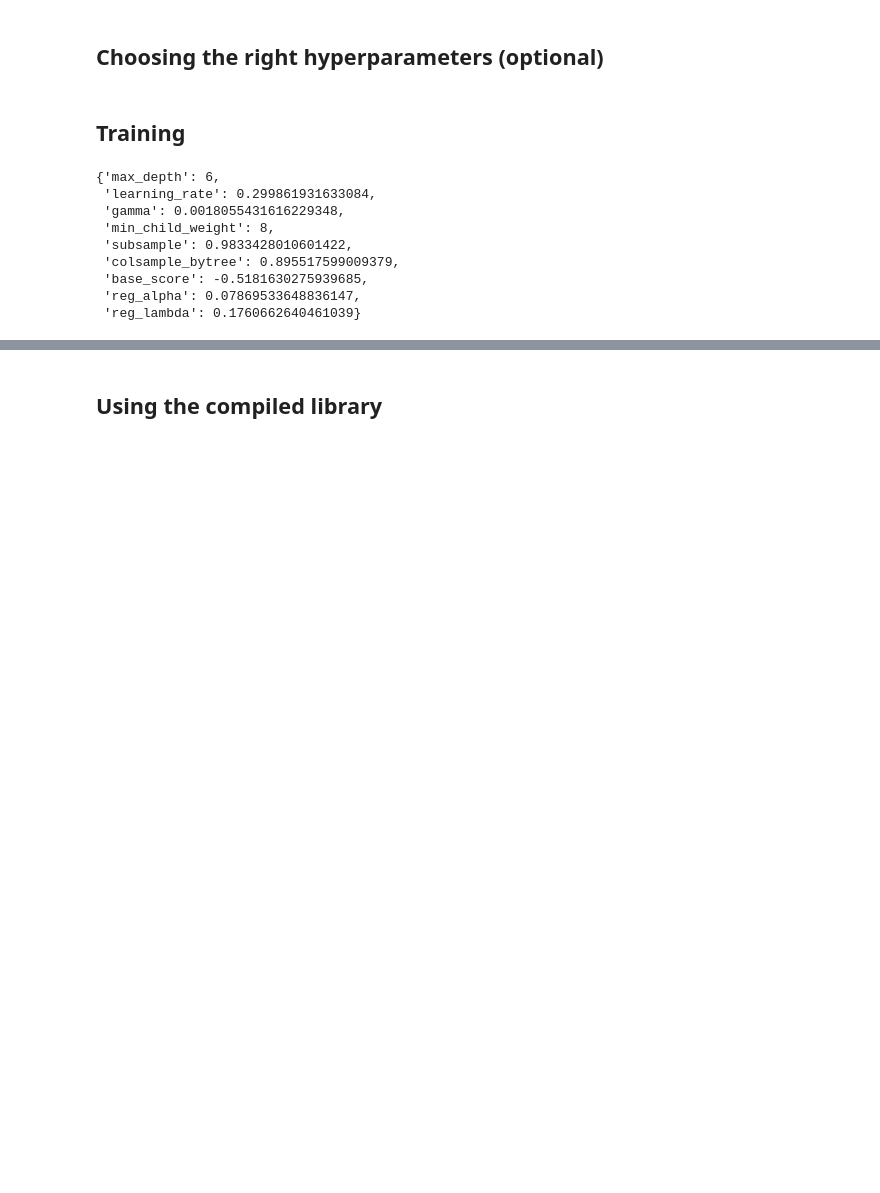
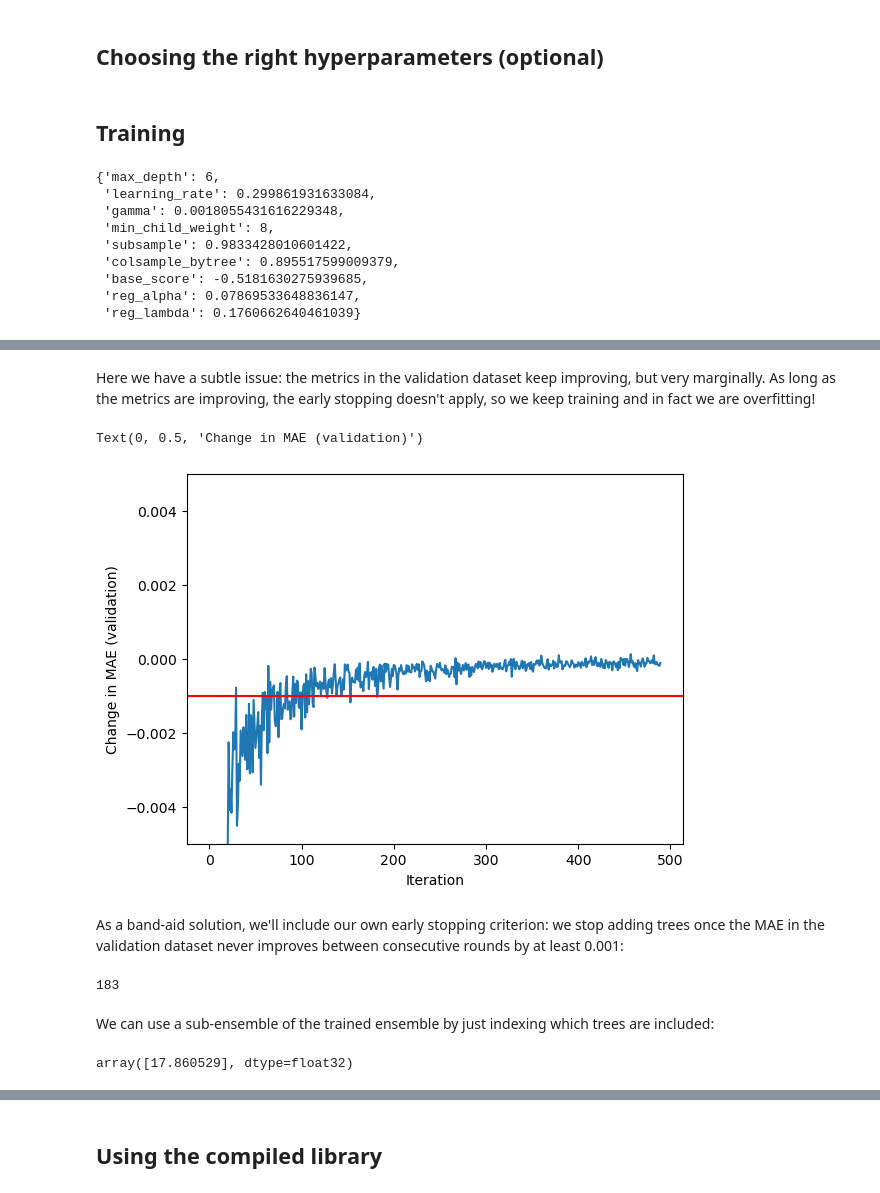
Before and after one commit to Jorge-Alda/comcha_tutorial, a Jupyter notebook: 02_regressor.ipynb, the cells around one changed output, grey strips where cells are left out. Cells and saved outputs as stored; diff of their text form; code cells hidden in the pictures; blank space fills up the shorter version.

Commit message:
README and correcting overfitting of regressor

```diff
--- a/02_regressor.ipynb
+++ b/02_regressor.ipynb
@@ -151 +151,30 @@ plt.legend()
+# %% [markdown]
+Here we have a subtle issue: the metrics in the validation dataset keep improving, but very marginally. As long as the metrics are improving, the early stopping doesn't apply, so we keep training and in fact we are overfitting!
+# %%
+plt.plot(np.diff(eval_results['eval']['mae']))
+plt.axhline(-0.001, c='r')
+plt.ylim(-0.005, 0.005)
+plt.xlabel('Iteration')
+plt.ylabel('Change in MAE (validation)')
+# %% [output]
+Text(0, 0.5, 'Change in MAE (validation)')
+[figure, added]
+# %% [markdown]
+As a band-aid solution, we'll include our own early stopping criterion: we stop adding trees once the MAE in the validation dataset never improves between consecutive rounds by at least 0.001:
+# %%
+for max_it in range(model_regr.best_iteration):
+  improvement = np.min(np.diff(eval_results['eval']['mae'])[max_it:])
+  if improvement > -0.001:
+    print(max_it)
+    break
+# %% [output]
+183
+# %% [markdown]
+We can use a sub-ensemble of the trained ensemble by just indexing which trees are included:
+# %%
+model_regr_1 = model_regr[0:max_it]
+
+model_regr_1.predict(xgb.DMatrix([[np.log10(3e7), 1e-8, 1e-8, 1e-8, 1e-8, 1e-8]]))
+# %% [output]
+array([17.860529], dtype=float32)
 # %%
```
Also changed, not shown: parts of 9 cells of this notebook, 4 other files.
